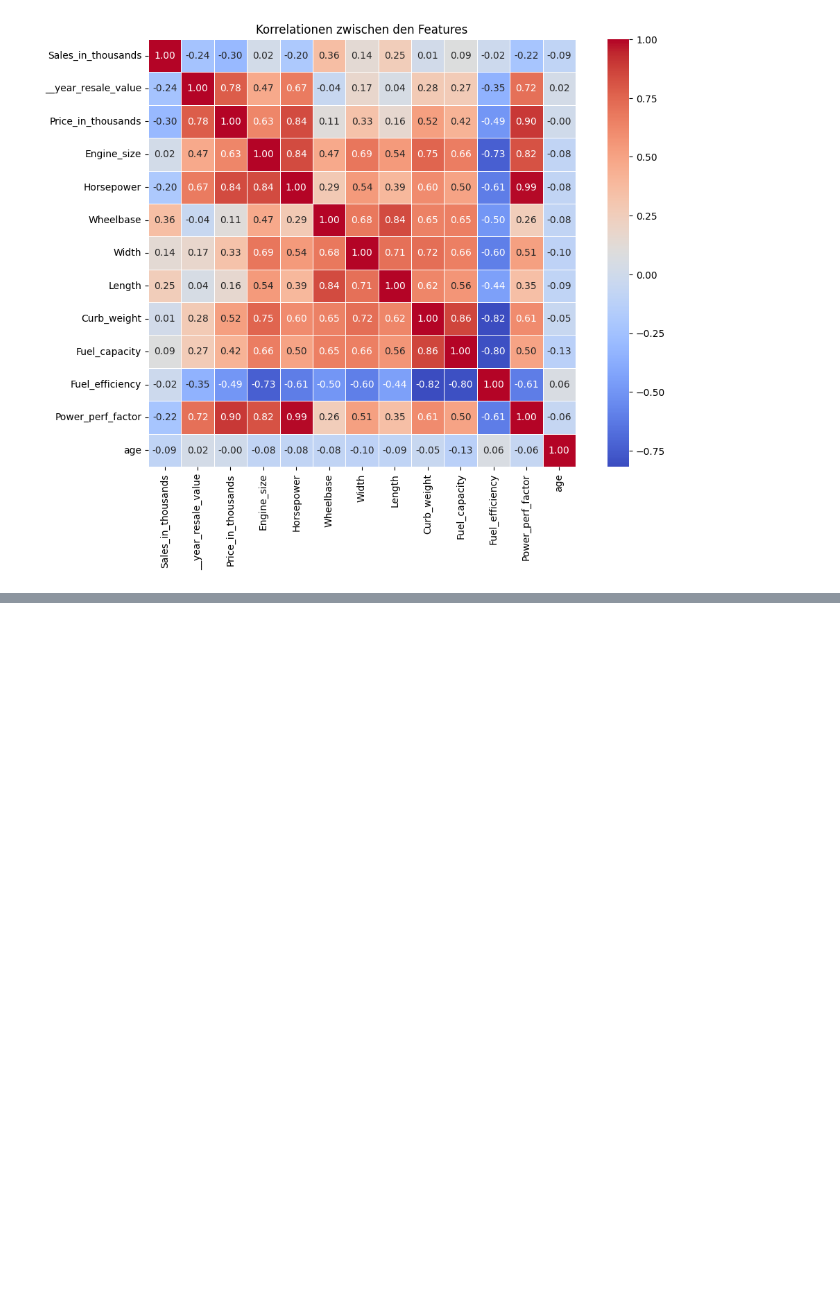
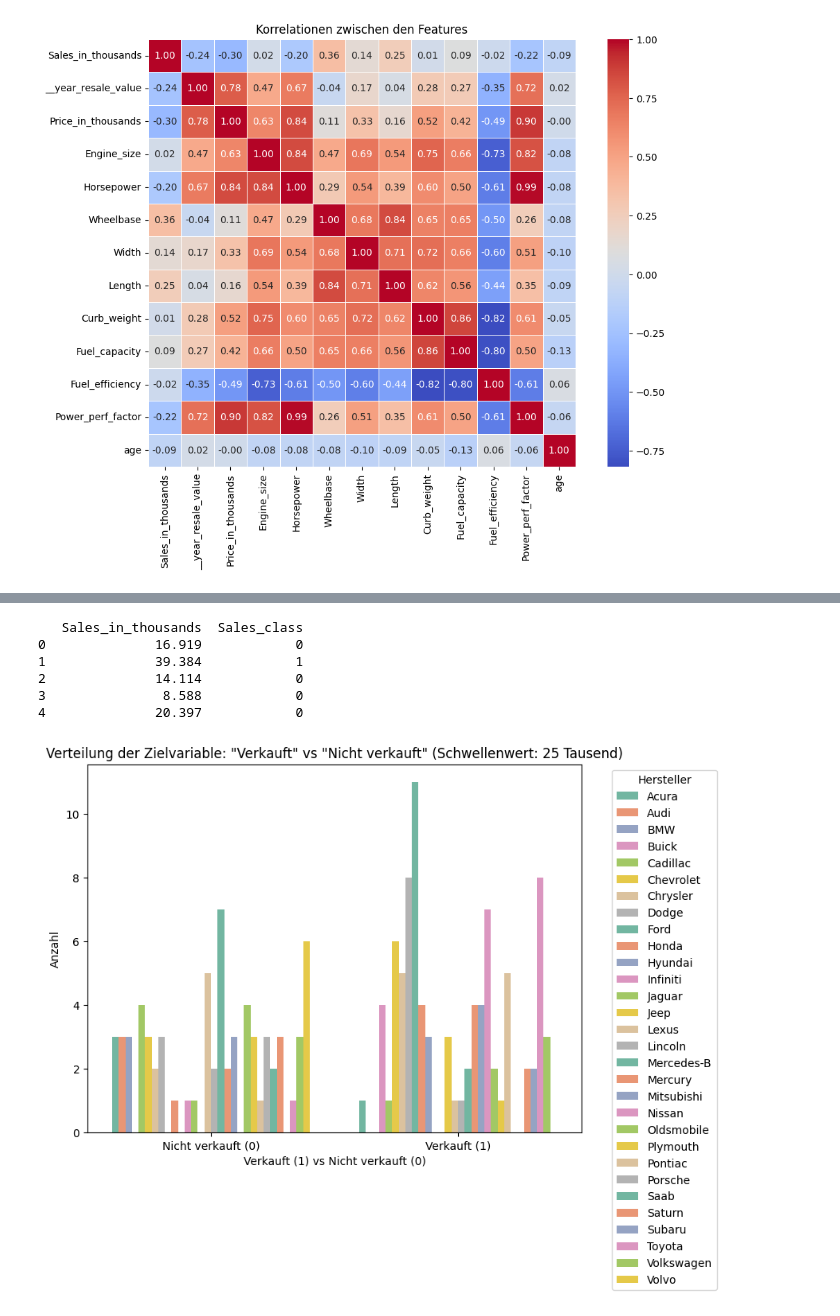
Before and after one commit to A-Layali/Car-Sales-Prediction, a Jupyter notebook: EDA.ipynb, the cells around one changed output, grey strips where cells are left out. Saved outputs shown, nothing was run; the diff lists cells and outputs as text; code cells hidden in the pictures; blank space fills up the shorter version.

```diff
--- a/EDA.ipynb
+++ b/EDA.ipynb
@@ -512,0 +511,28 @@ Intercept: 1.8933501732060307
+# %%
+#  einen Schwellenwert für hohe Verkäufe definieren
+threshold = 25  #  Beispiel 25 Tausend als Schwellenwert
+
+#  eine binäre Zielvariable: 1 für gute Verkäufe, 0 für schlechte Verkäufe erstellen
+df['Sales_class'] = (df['Sales_in_thousands'] > threshold).astype(int)
+
+# Überprüfe die neuen Daten
+print(df[['Sales_in_thousands', 'Sales_class']].head())
+# %% [output]
+   Sales_in_thousands  Sales_class
+0              16.919            0
+1              39.384            1
+2              14.114            0
+3               8.588            0
+4              20.397            0
+# %%
+# Visualisierung der Verteilung der Verkaufszahlen (binär)
+plt.figure(figsize=(8, 6))
+sns.countplot(x='Sales_class', data=df, palette='Set2', hue='Manufacturer')
+plt.title(f'Verteilung der Zielvariable: "Verkauft" vs "Nicht verkauft" (Schwellenwert: {threshold} Tausend)')
+plt.xlabel('Verkauft (1) vs Nicht verkauft (0)')
+plt.ylabel('Anzahl')
+plt.xticks([0, 1], ['Nicht verkauft (0)', 'Verkauft (1)'])
+plt.legend(title='Hersteller', bbox_to_anchor=(1.05, 1), loc='upper left')
+plt.show()
+# %% [output]
+[figure, added]
```
Also changed, not shown: parts of 3 cells of this notebook.
